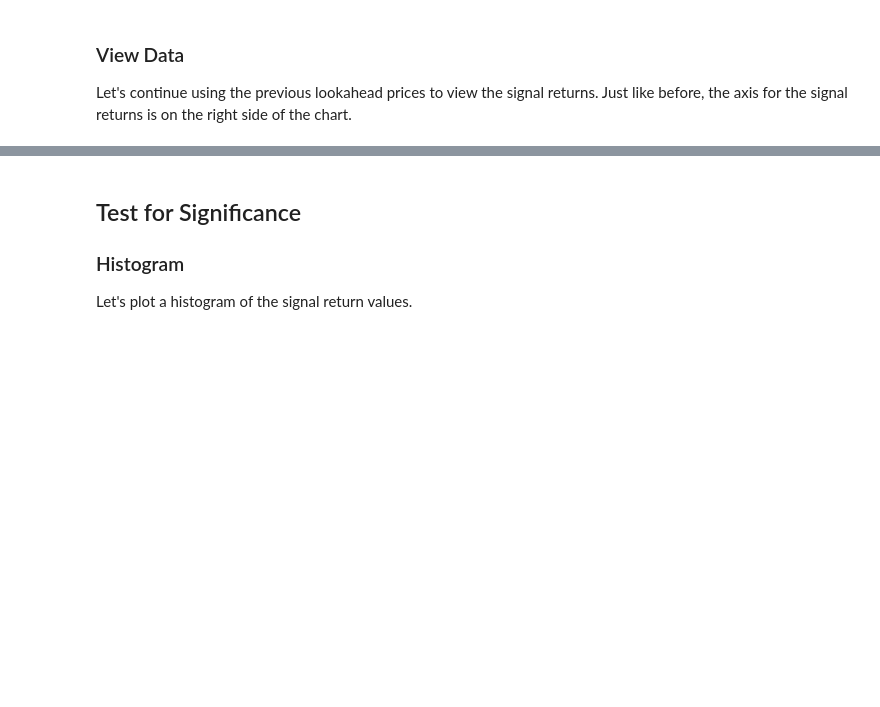
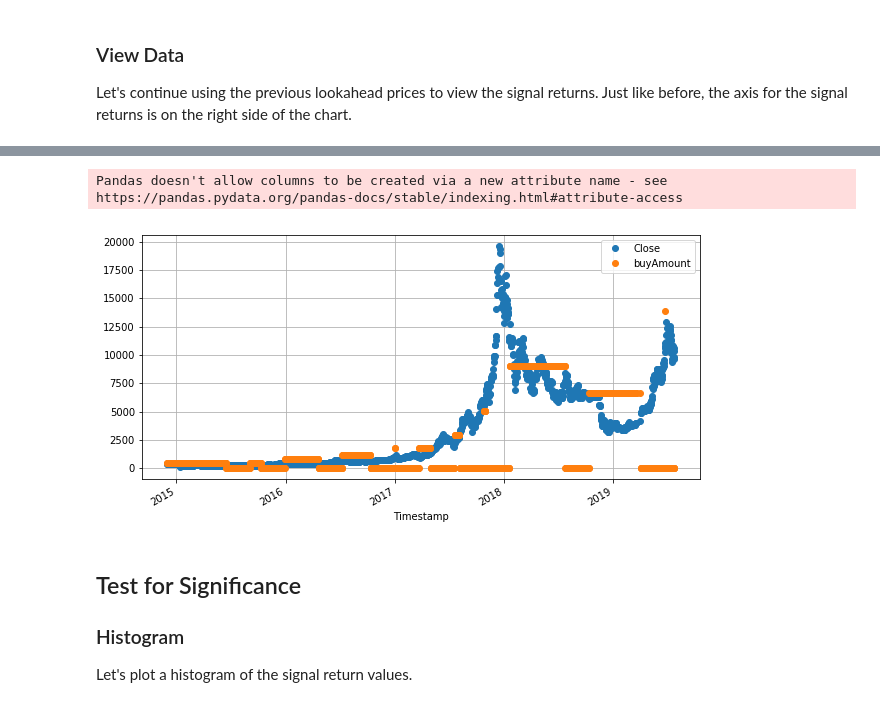
Before and after one commit to iaghidro/stock-predictor, a Jupyter notebook: notebook-files/breakout-strategy/Beakout_Strategy.ipynb, the cells around one changed output, grey strips where cells are left out. Cells and saved outputs as stored; diff of their text form; code cells hidden in the pictures; blank space fills up the shorter version.

Commit message:
clean breakout strategy notebook file, add net profit calculations

```diff
--- a/notebook-files/breakout-strategy/Beakout_Strategy.ipynb
+++ b/notebook-files/breakout-strategy/Beakout_Strategy.ipynb
@@ -450,3 +392,24 @@ project_helper.plot_signal_returns(
 [interactive output not drawn]
 [interactive output not drawn]
 [interactive output not drawn]
+# %%
+# PREP FOR NET PROFIT CALCULATION
+predicted = signal_80[apple_ticker].values
+net_profit = pd.DataFrame()
+net_profit['Timestamp'] = close.index
+net_profit['Close'] = close[apple_ticker].values
+net_profit['predicted'] = predicted + 1
+
+net_profit['sells'] = (predicted * -1 )
+net_profit.sells = net_profit.sells.shift(80)
+net_profit.fillna(method='bfill', inplace=True)
+net_profit.sells = net_profit.sells.astype(int)
+net_profit.predicted = net_profit.predicted + net_profit.sells
+
+# VIEW BUYS AND SELLS
+net_profit[(net_profit['predicted'] != 1)]
+
+# CALCULATE
+p = StockPredictor(pd.DataFrame(), 'index')
+p.calculate_net_profit_hold(net_profit, 500, 0)
+p.result
@@ -453,3 +425,8 @@ project_helper.plot_signal_returns(
+# %%
+p.plot_profit(net_profit)
+# %% [output]
+Pandas doesn't allow columns to be created via a new attribute name - see https://pandas.pydata.org/pandas-docs/stable/indexing.html#attribute-access
+[figure, added]
 # %% [markdown]
 ## Test for Significance
 ### Histogram
```
Also changed, not shown: parts of 18 cells of this notebook.
